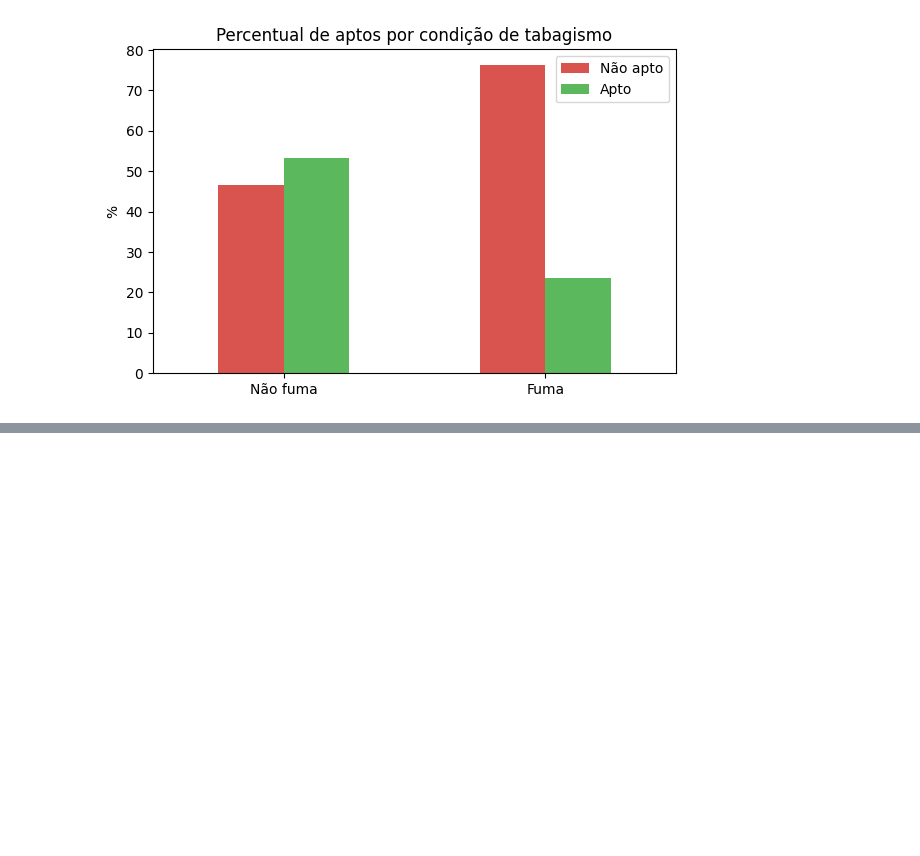
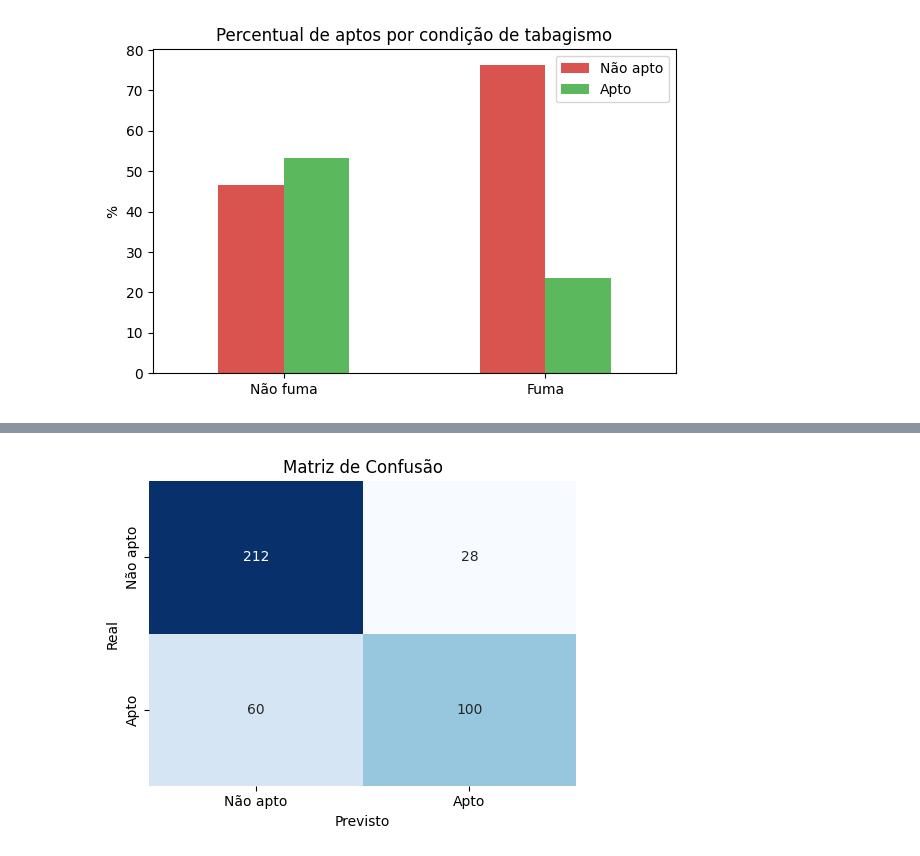
Before and after one commit to httpMatheus-dev/inteligencia-artificial-umc, a Jupyter notebook: svm-aptidao-fisica.ipynb, the cells around one changed output, grey strips where cells are left out. Saved outputs shown, nothing was run; the diff lists cells and outputs as text; code cells hidden in the pictures; blank space fills up the shorter version.

Commit message:
Etapa 2 - Divisão treino/teste, GridSearchCV e treino do modelo

```diff
--- a/svm-aptidao-fisica.ipynb
+++ b/svm-aptidao-fisica.ipynb
@@ -429,0 +493,8 @@ A base está preparada para a modelagem:
+# %%
+scaler = StandardScaler()
+
+X_train_scaled = scaler.fit_transform(X_train)
+X_test_scaled = scaler.transform(X_test)
+
+print("Média das variáveis no treino após padronização:", X_train_scaled.mean().round(4))
+print("Desvio padrão no treino após padronização:", X_train_scaled.std().round(4))
@@ -429,0 +543,12 @@ A base está preparada para a modelagem:
+# %%
+modelo = grid_search.best_estimator_
+y_pred = modelo.predict(X_test_scaled)
+
+acuracia = accuracy_score(y_test, y_pred)
+baseline = y_test.value_counts(normalize=True).max()
+
+print(f"Acurácia no teste: {acuracia:.4f}")
+print(f"Baseline (classe majoritária): {baseline:.4f}")
+print(f"Ganho sobre o baseline: {(acuracia - baseline) * 100:.2f} pontos percentuais")
+print()
+print(classification_report(y_test, y_pred, target_names=['Não apto', 'Apto']))
@@ -429,0 +568,20 @@ A base está preparada para a modelagem:
+# %%
+cm = confusion_matrix(y_test, y_pred)
+
+plt.figure(figsize=(5, 4))
+sns.heatmap(
+    cm,
+    annot=True,
+    fmt='d',
+    cmap='Blues',
+    xticklabels=['Não apto', 'Apto'],
+    yticklabels=['Não apto', 'Apto'],
+    cbar=False
+)
+plt.title('Matriz de Confusão')
+plt.xlabel('Previsto')
+plt.ylabel('Real')
+plt.tight_layout()
+plt.show()
+# %% [output]
+[figure, added]
```
Also changed, not shown: parts of 21 cells of this notebook.
